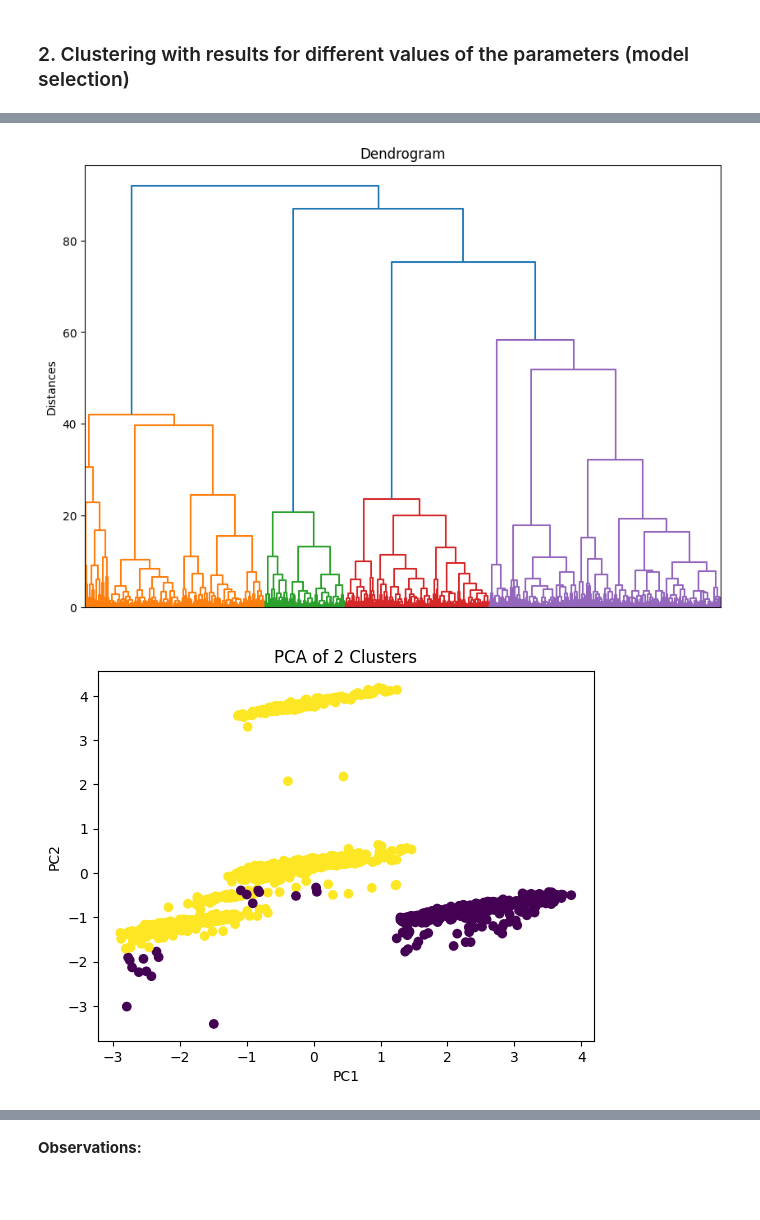
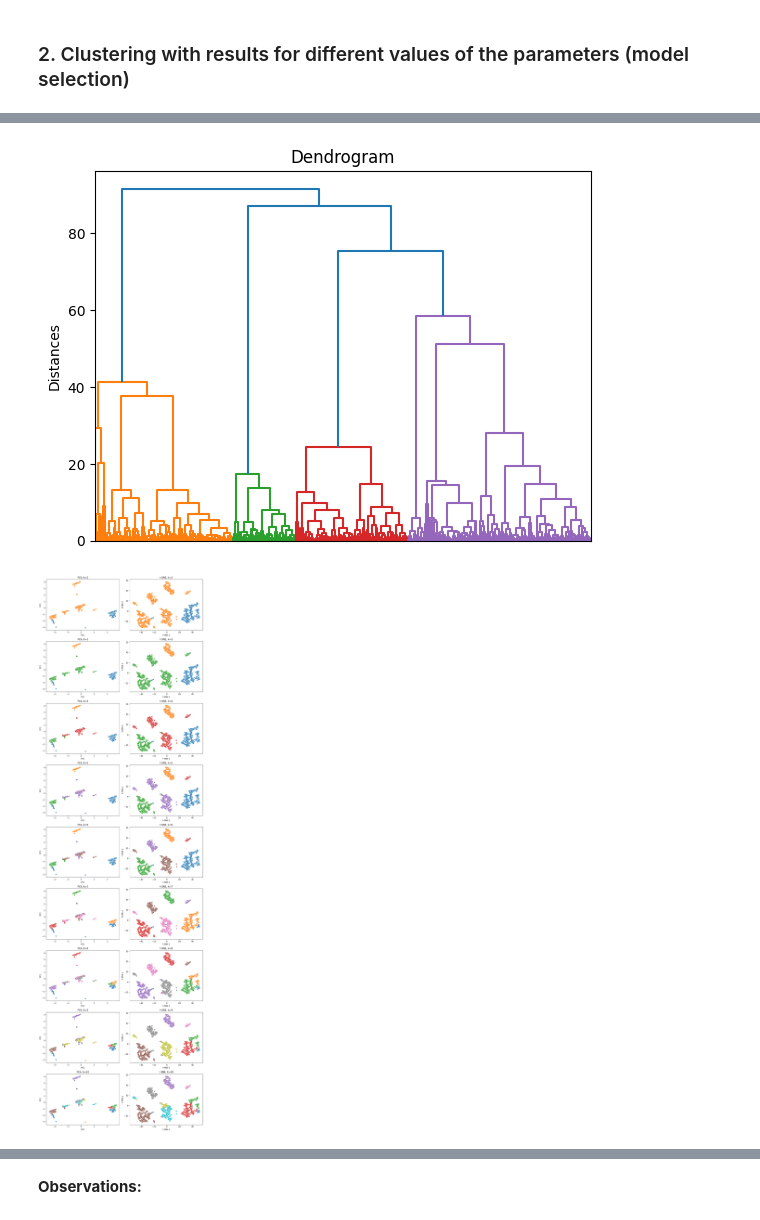
Before and after one commit to SailorJens/ML_Uni_Notebooks, a Jupyter notebook: Assessment template - Classification_Jens_v1.ipynb, the cells around one changed output, grey strips where cells are left out. Saved outputs shown, nothing was run; the diff lists cells and outputs as text; code cells hidden in the pictures; blank space fills up the shorter version.

```diff
--- a/Assessment template - Classification_Jens_v1.ipynb
+++ b/Assessment template - Classification_Jens_v1.ipynb
@@ -107,7 +107,9 @@ Also, I do include 'wine', 'winery' and 'region' this time as it maybe be intere
 # First I cluster using k-means for a 2-10 clusters and plot the clusters in different colours using PCA for dimensionality reduction.
 
 # Define feature columns
-feature_columns_all = ['rating', 'num_reviews','price_log', 'age_log', 'is_nv'] + type_columns + winery_columns + wine_columns + region_columns
+#feature_columns_all = ['rating', 'num_reviews','price_log', 'age_log', 'is_nv'] + type_columns + winery_columns + wine_columns + region_columns
+
+feature_columns_all = ['num_reviews','price_log', 'age_log', 'is_nv'] + type_columns + winery_columns + wine_columns + region_columns
 
 
 # Scaling the features
@@ -147,11 +149,7 @@ for i, n_clusters in enumerate(range(2, 11)):
     ax_tsne.set_ylabel('t-SNE 2')
 
 
-    # Calculate and print silhouette score
-    silhouette_avg = silhouette_score(X_scaled, labels)
-    print(f'Silhouette Score for {n_clusters} clusters: {silhouette_avg:.4f}')
 
 plt.tight_layout()
-
 plt.show()
 # %% [output]
@@ -169,28 +158,50 @@ Silhouette Score for 10 clusters: 0.3933
 # %%
 # Now I try hierarchical clustering with dendrograms
 
-# Create the dendrogram
-plt.figure(figsize=(10, 7))
+# Create a hierarchical clustering model
 Z = sch.linkage(X_scaled, method='ward')
+
+# Plot dendrogram
 dendrogram = sch.dendrogram(Z, truncate_mode=None, show_contracted=True)
 plt.title('Dendrogram')
 plt.xticks([])
 plt.xlabel("")
 plt.ylabel('Distances')
 plt.show()
 
-# Cut the dendrogram to form flat clusters and plot them using PCA for a number of clusters from 2 to 10
-for n_clusters in range(2, 11):
+
+# Cut off the dendrogram at different numbers of clusters and plot the results
+fig, axes = plt.subplots(nrows=9, ncols=2, figsize=(12, 40))
+axes = axes.flatten()
+
+for i, n_clusters in enumerate(range(2, 11)):
     labels = fcluster(Z, t=n_clusters, criterion='maxclust')
 
-    # PCA plot
+    # Reduce dimensions using PCA for visualization
     pca = PCA(n_components=2)
     X_pca = pca.fit_transform(X_scaled)
-    plt.scatter(X_pca[:, 0], X_pca[:, 1], c=labels)
-    plt.title(f'PCA of {n_clusters} Clusters')
-    plt.xlabel("PC1")
-    plt.ylabel("PC2")
-    plt.show()
+
+    # Reduce dimensions using t-SNE for visualization
+    tsne = TSNE(n_components=2, init='pca', random_state=1)
+    X_tsne = tsne.fit_transform(X_scaled)
+
+    # Plot PCA on left column
+    ax_pca = axes[2*i]
+    sns.scatterplot(x=X_pca[:, 0], y=X_pca[:, 1], hue=labels, palette='tab10', legend=False, ax=ax_pca)
+    ax_pca.set_title(f'PCA, k={n_clusters}')
+    ax_pca.set_xlabel('PC1')
+    ax_pca.set_ylabel('PC2')
+
+    # Plot t-SNE on right column
+    ax_tsne = axes[2*i + 1]
+    sns.scatterplot(x=X_tsne[:, 0], y=X_tsne[:, 1], hue=labels, palette='tab10', legend=False, ax=ax_tsne)
+    ax_tsne.set_title(f't-SNE, k={n_clusters}')
+    ax_tsne.set_xlabel('t-SNE 1')
+    ax_tsne.set_ylabel('t-SNE 2')
+
+
+plt.tight_layout()
+plt.show()
 # %% [output]
-[figure, old version]
+[figure, new version]
-[figure, old version]
+[figure, new version]
```
Also changed, not shown: parts of 8 cells of this notebook.
